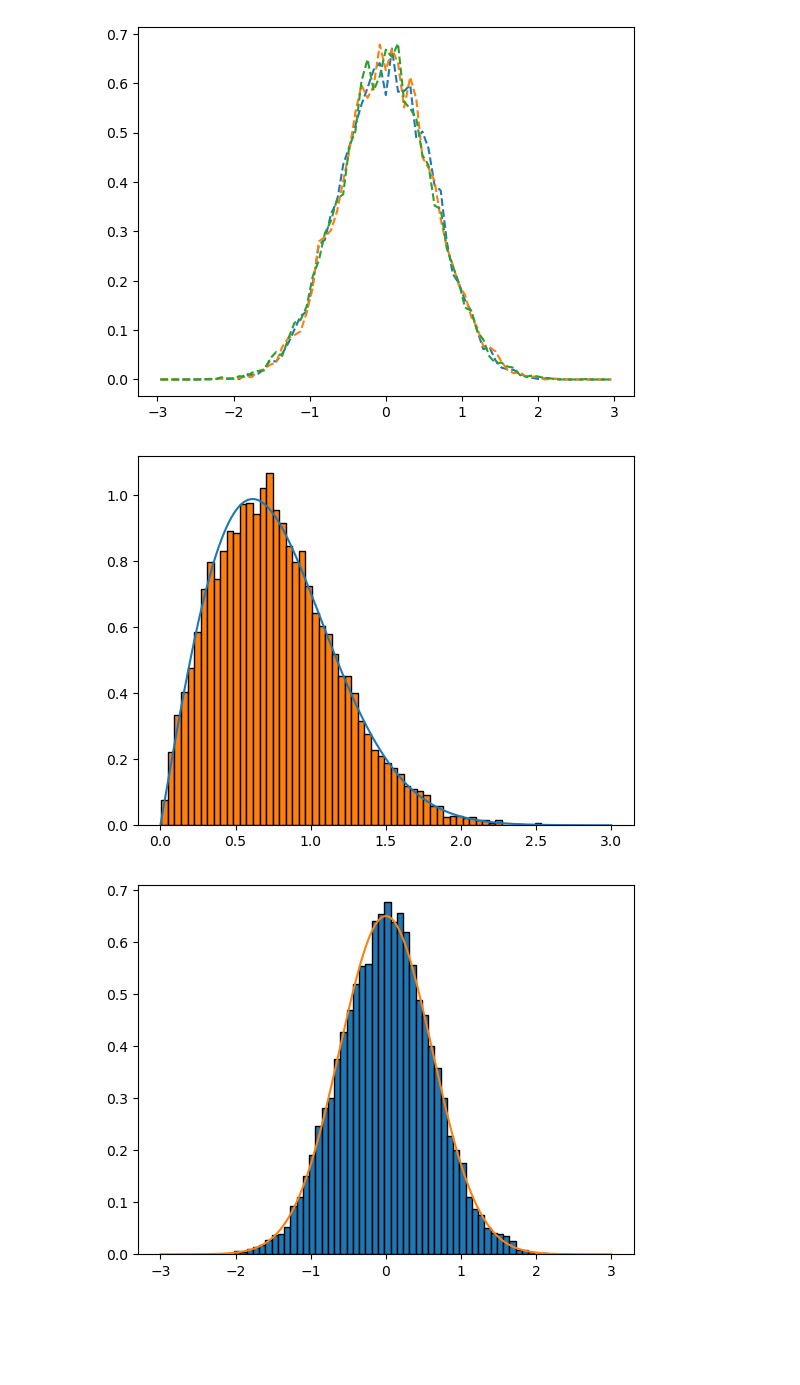
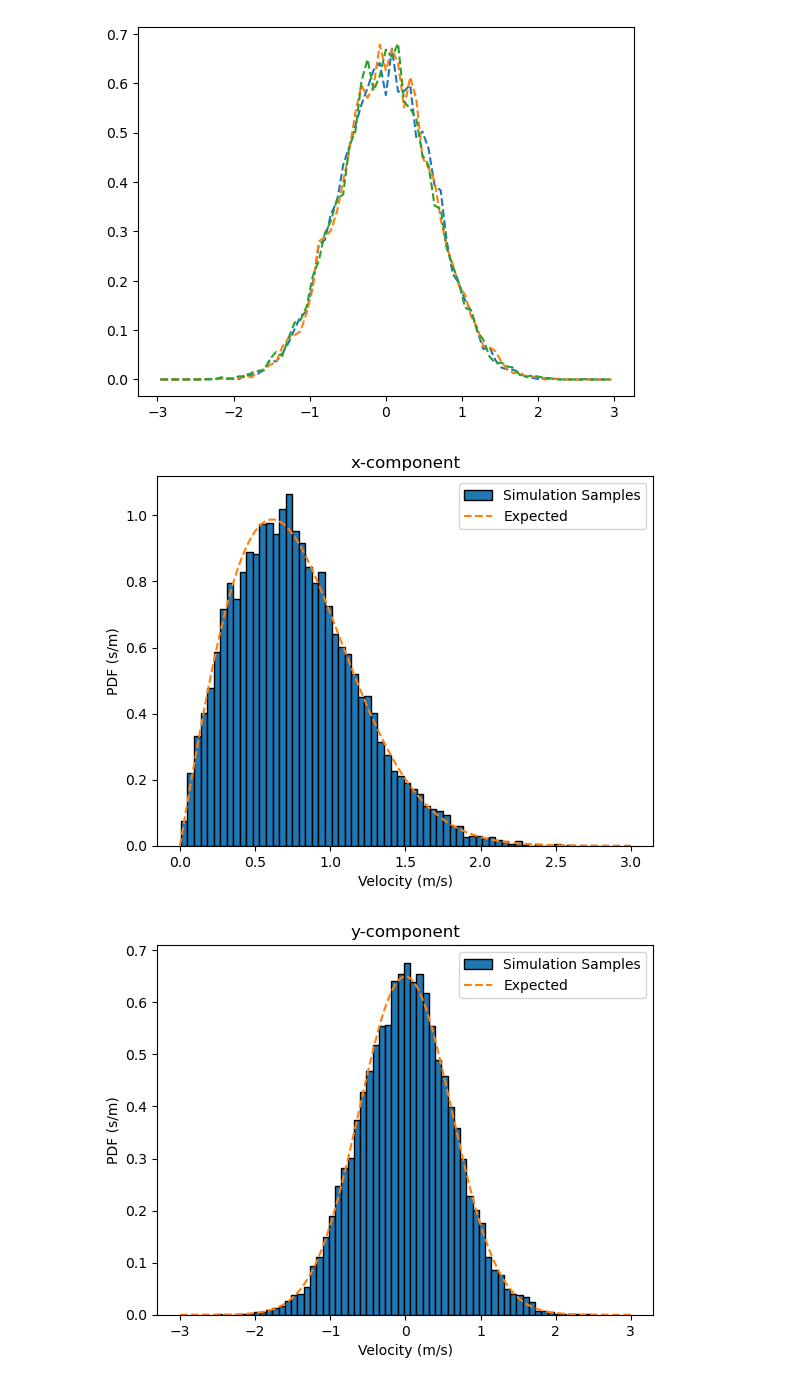
Before and after one commit to gsgall/salamander, a Jupyter notebook: diffusive-bc/testing.ipynb, the cells around one changed output. Drawn from its saved outputs; the diff is of its cells as text; code cells hidden in the pictures; blank space fills up the shorter version.

```diff
--- a/diffusive-bc/testing.ipynb
+++ b/diffusive-bc/testing.ipynb
@@ -37,28 +37,40 @@ def maxwellian(x, mass, temperature):
 # %%
 data = pd.read_csv("testing_csv_particles_0001.csv")
 counts, edges = np.histogram(data["v_z"].to_numpy(), bins=75, density=True)
 centers = edges[1:] - edges[:-1]
 mass = 1e-20
 temperature = 273.15
 
 v_range = np.linspace(0,3, 1000)
 plt.figure()
-plt.plot(v_range, rayleigh(v_range, mass, temperature))
-plt.hist(np.abs(data["v_x"]), bins=60, edgecolor='k', density=True)
+plt.title("x-component")
+plt.hist(np.abs(data["v_x"]), bins=60, edgecolor='k', density=True, label='Simulation Samples')
+plt.plot(v_range, rayleigh(v_range, mass, temperature), '--',  label='Expected')
+plt.ylabel("PDF (s/m)")
+plt.xlabel("Velocity (m/s)")
+plt.legend()
 plt.show()
 
 
 max_v_range = np.linspace(-3, 3, 1000)
 plt.figure()
-plt.hist(data["v_y"], bins=60, edgecolor='k', density=True)
-plt.plot(max_v_range, maxwellian(max_v_range, mass, temperature))
+plt.title("y-component")
+plt.hist(data["v_y"], bins=60, edgecolor='k', density=True, label='Simulation Samples')
+plt.plot(max_v_range, maxwellian(max_v_range, mass, temperature), '--', label='Expected')
+plt.ylabel("PDF (s/m)")
+plt.xlabel("Velocity (m/s)")
+plt.legend()
 plt.show()
 
 
 plt.figure()
-plt.hist(data["v_z"], bins=60, edgecolor='k', density=True)
-plt.plot(max_v_range, maxwellian(max_v_range, mass, temperature))
+plt.title("z-component")
+plt.hist(data["v_z"], bins=60, edgecolor='k', density=True, label='Simulation Samples')
+plt.plot(max_v_range, maxwellian(max_v_range, mass, temperature), '--', label='Expected')
+plt.ylabel("PDF (s/m)")
+plt.xlabel("Velocity (m/s)")
+plt.legend()
 plt.show()
 # %% [output]
-[figure, old version]
+[figure, new version]
-[figure, old version]
+[figure, new version]
```
Also changed, not shown: parts of 1 cell of this notebook, 26 other files.
